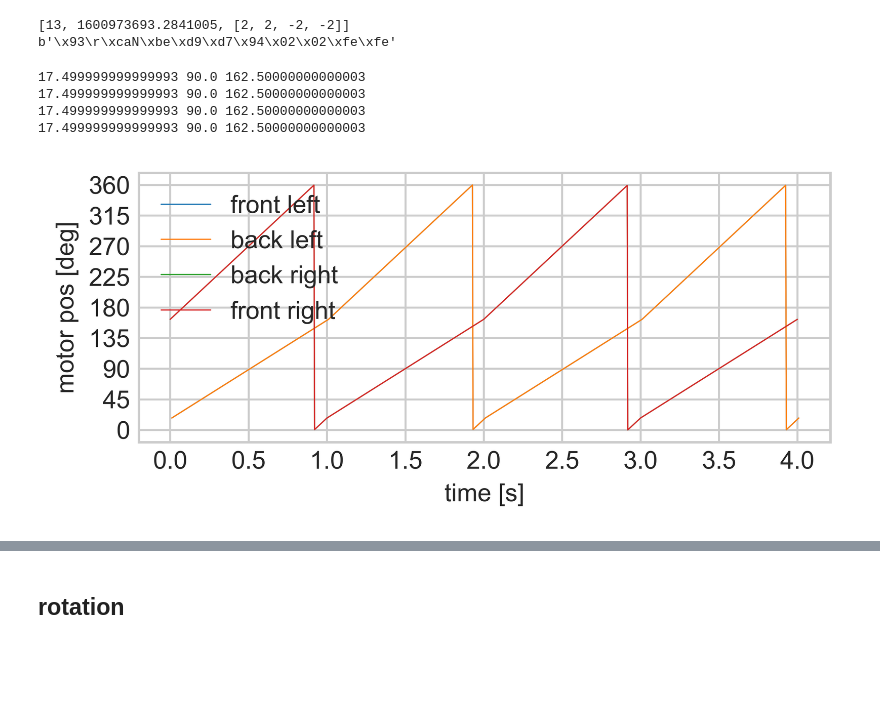
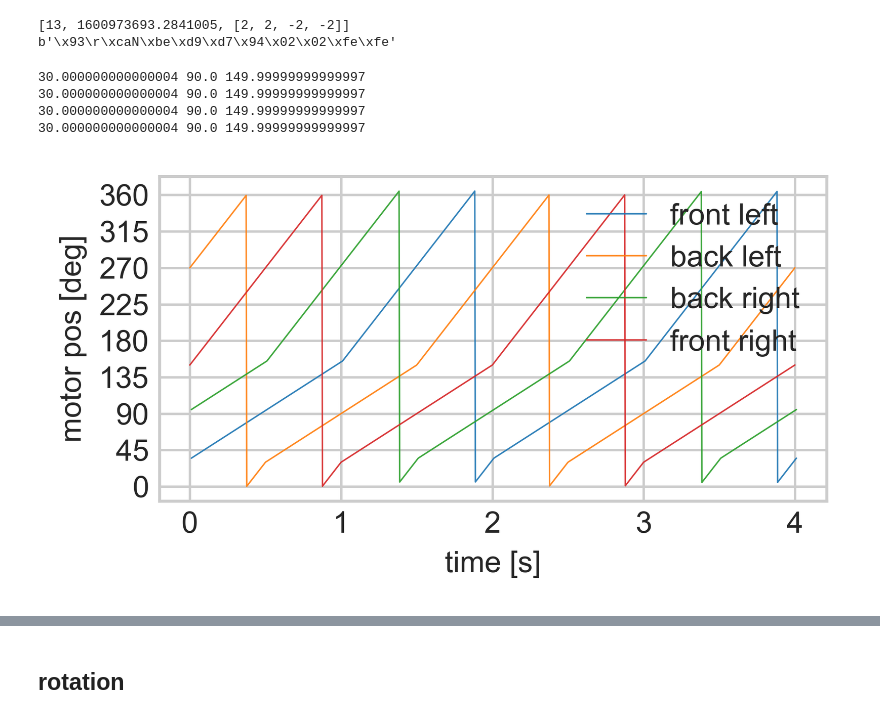
Before and after one commit to boxiXia/FlexipodFast, a Jupyter notebook: src/flexipod_control.ipynb, the cells around one changed output, grey strips where cells are left out. Cells and saved outputs as stored; diff of their text form; code cells hidden in the pictures; blank space fills up the shorter version.

```diff
--- a/src/flexipod_control.ipynb
+++ b/src/flexipod_control.ipynb
@@ -357,12 +371,18 @@ class WalkingTrot():
 
 
 
-gaits = [ # trotting gait #2 alternate gait
-    WalkingTrot(0,p_stance_mid = 1./2.*np.pi,contact_angle = 145/180*PI),# front left
-    WalkingTrot(0,p_stance_mid = 1./2.*np.pi,contact_angle = 145/180*PI), # back left
-    WalkingTrot(0.5,p_stance_mid = 1./2.*np.pi,contact_angle = 145/180*PI), # back right
-    WalkingTrot(0.5,p_stance_mid = 1./2.*np.pi,contact_angle = 145/180*PI)] # front right
+# gaits = [ # trotting gait #2 alternate gait
+#     WalkingTrot(0,p_stance_mid = 1./2.*np.pi,contact_angle = 145/180*PI),# front left
+#     WalkingTrot(0,p_stance_mid = 1./2.*np.pi,contact_angle = 145/180*PI), # back left
+#     WalkingTrot(0.5,p_stance_mid = 1./2.*np.pi,contact_angle = 145/180*PI), # back right
+#     WalkingTrot(0.5,p_stance_mid = 1./2.*np.pi,contact_angle = 145/180*PI)] # front right
 
+
+# gaits = [ # trotting gait #2 alternate gait
+#     WalkingTrot(0,p_stance_mid = 1./2.*np.pi,contact_angle = 145/180*PI),# front left
+#     WalkingTrot(0.7,p_stance_mid = 1./2.*np.pi,contact_angle = 145/180*PI), # back left
+#     WalkingTrot(0,p_stance_mid = 1./2.*np.pi,contact_angle = 145/180*PI), # back right
+#     WalkingTrot(0.7,p_stance_mid = 1./2.*np.pi,contact_angle = 145/180*PI)] # front right
 
 # gaits = [ # bounding gait
 #     WalkingTrot(0,p_stance_mid = 1./3.*np.pi,contact_angle = 180/180*PI),# front left
@@ -384,19 +404,13 @@ gaits = [ # trotting gait #2 alternate gait
 #     WalkingTrot(0,p_stance_mid = 1./2.*np.pi,contact_angle = 180/180*PI) # front right
 # ]
 
-# gaits = [ # crawl gait
-#     WalkingTrot(0,p_stance_mid = 1./2.*np.pi,contact_angle = 150/180*PI,s = 0.8),# front left
-#     WalkingTrot(0.25,p_stance_mid = 1./2.*np.pi,contact_angle = 150/180*PI,s = 0.8), # back left
-#     WalkingTrot(0.5,p_stance_mid = 1./2.*np.pi,contact_angle = 150/180*PI,s = 0.8), # back right
-#     WalkingTrot(0.75,p_stance_mid = 1./2.*np.pi,contact_angle = 150/180*PI,s = 0.8) # front right
-# ]
 
-# gaits = [ # crawl gait #2
-#     WalkingTrot(0,p_stance_mid = 1./2.*np.pi,contact_angle = 120/180*PI),# front left
-#     WalkingTrot(0.75,p_stance_mid = 1./2.*np.pi,contact_angle = 120/180*PI), # back left
-#     WalkingTrot(0.25,p_stance_mid = 1./2.*np.pi,contact_angle = 120/180*PI), # back right
-#     WalkingTrot(0.5,p_stance_mid = 1./2.*np.pi,contact_angle = 120/180*PI) # front right
-# ]
+gaits = [ # crawl gait #2
+    WalkingTrot(0,p_stance_mid = 1./2.*np.pi,contact_angle = 120/180*PI),# front left
+    WalkingTrot(0.75,p_stance_mid = 1./2.*np.pi,contact_angle = 120/180*PI), # back left
+    WalkingTrot(0.25,p_stance_mid = 1./2.*np.pi,contact_angle = 120/180*PI), # back right
+    WalkingTrot(0.5,p_stance_mid = 1./2.*np.pi,contact_angle = 120/180*PI) # front right
+]
 
 
 
@@ -404,43 +418,43 @@ t_arr = np.linspace(0,4,1000)
 w_arr = PI*np.ones_like(t_arr)
 s_arr = np.linspace(0.5,0.5,1000)
 # w_arr[300:] = -2*PI
 
 # w_arr = np.linspace(0,2*TWO_PI,1000)
 
 
 angle1 = np.array([gaits[0].GetPos(t,w,s) for t,w,s in zip(t_arr,w_arr,s_arr)])
 angle2 = np.array([gaits[1].GetPos(t,w,s) for t,w,s in zip(t_arr,w_arr,s_arr)])
 angle3 = np.array([gaits[2].GetPos(t,w,s) for t,w,s in zip(t_arr,w_arr,s_arr)])
 angle4 = np.array([gaits[3].GetPos(t,w,s) for t,w,s in zip(t_arr,w_arr,s_arr)])
 
 # angle3 = 2*np.pi-angle1
 # angle4 = 2*np.pi-angle2
 # motor_pos = np.stack((angle1,angle2,angle3,angle4),axis=1)
 
 # vel1 = np.array([trot.GetVel(phase) for phase in t_arr])
 # vel2 = np.array([trot.GetVel(phase+0.5) for phase in t_arr])
 # vel3= -vel1
 # vel4= -vel2
 # motor_vel = np.stack((vel1,vel2,vel3,vel4),axis=1)
 
-plt.figure(figsize=(5,2),dpi=400)
-plt.plot(t_arr+0.01,np.rad2deg(angle1),',-',markersize=0.5,linewidth=0.5,alpha=1.0,label='front left')
-plt.plot(t_arr+0.01,np.rad2deg(angle2),',-',markersize=0.5,linewidth=0.5,alpha=1.0,label='back left')
-plt.plot(t_arr,np.rad2deg(angle3),',-',markersize=0.5,linewidth=0.5,alpha=1.0,label='back right')
-plt.plot(t_arr,np.rad2deg(angle4),',-',markersize=0.5,linewidth=0.5,alpha=1.0,label='front right')
+plt.figure(figsize=(4,2),dpi=300)
+plt.plot(t_arr+0.01,np.rad2deg(angle1)+5,',-',markersize=0.5,linewidth=0.5,alpha=0.9,label='front left')
+plt.plot(t_arr,np.rad2deg(angle2),',-',markersize=0.5,linewidth=0.5,alpha=0.9,label='back left')
+plt.plot(t_arr+0.01,np.rad2deg(angle3)+5,',-',markersize=0.5,linewidth=0.5,alpha=0.9,label='back right')
+plt.plot(t_arr,np.rad2deg(angle4),',-',markersize=0.5,linewidth=0.5,alpha=0.9,label='front right')
 
 plt.yticks(np.arange(0, 360+45, 45))
 
 plt.ylabel("motor pos [deg]")
 plt.xlabel("time [s]")
 plt.legend()
 plt.show()
 # %% [output]
-17.499999999999993 90.0 162.50000000000003
-17.499999999999993 90.0 162.50000000000003
-17.499999999999993 90.0 162.50000000000003
-17.499999999999993 90.0 162.50000000000003
+30.000000000000004 90.0 149.99999999999997
+30.000000000000004 90.0 149.99999999999997
+30.000000000000004 90.0 149.99999999999997
+30.000000000000004 90.0 149.99999999999997
-[figure, old version]
+[figure, new version]
 # %%
 update_interval = 1/400 - 1e-5
 
```
Also changed, not shown: parts of 7 cells of this notebook, 16 other files.
